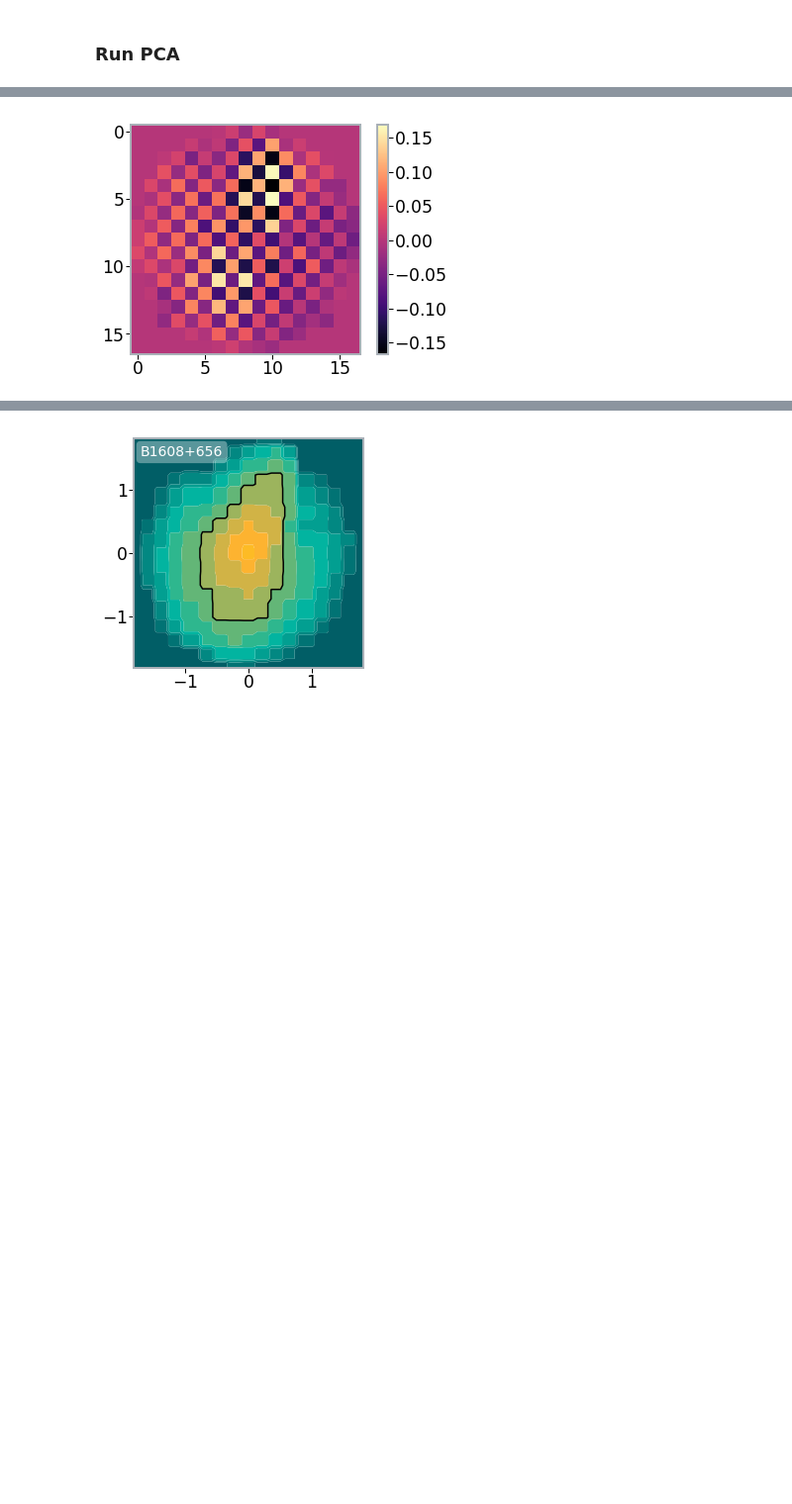
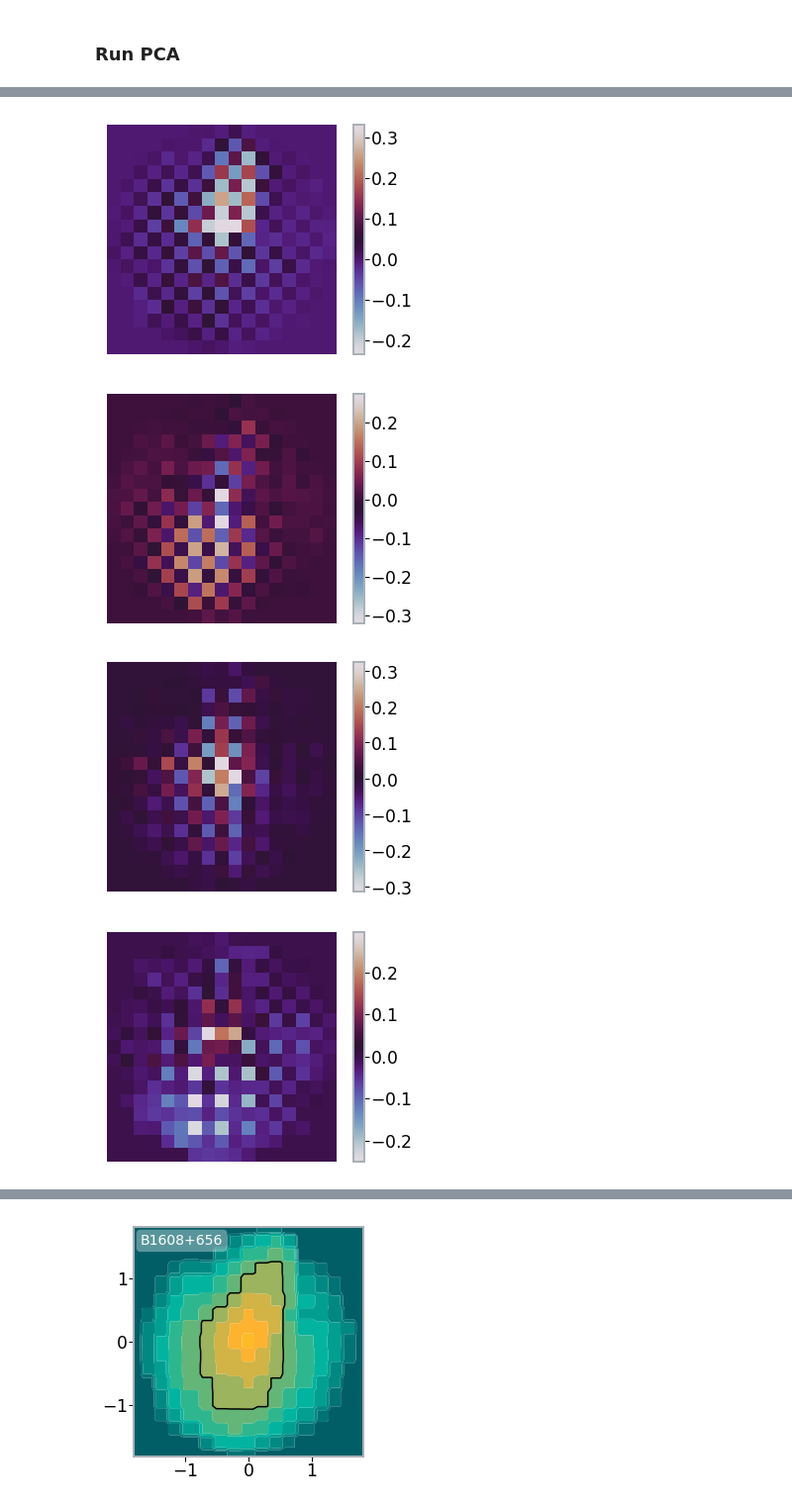
Before and after one commit to phdenzel/delays, a Jupyter notebook: pca.ipynb, the cells around one changed output, grey strips where cells are left out. Shown at 99% size. Saved outputs shown, nothing was run; the diff lists cells and outputs as text; code cells hidden in the pictures; blank space fills up the shorter version.

```diff
--- a/pca.ipynb
+++ b/pca.ipynb
@@ -119,6 +125,14 @@ print pcacs.shape
-# %%
-plt.imshow(pcacs[0], cmap='magma')
-plt.colorbar()
-plt.show()
-# %% [output]
-[figure, removed]
+# %%
+for i in range(10):
+    plt.imshow(pcacs[i], cmap='twilight')
+    plt.axis('off')
+    plt.gcf().axes[0].get_xaxis().set_visible(False)
+    plt.gcf().axes[0].get_yaxis().set_visible(False)
+    plt.colorbar()
+    plt.show()
+    plt.close()
+# %% [output]
+[figure, added]
+[figure, added]
+[figure, added]
+[figure, added]
```
Also changed, not shown: parts of 18 cells of this notebook, 1 other file.
